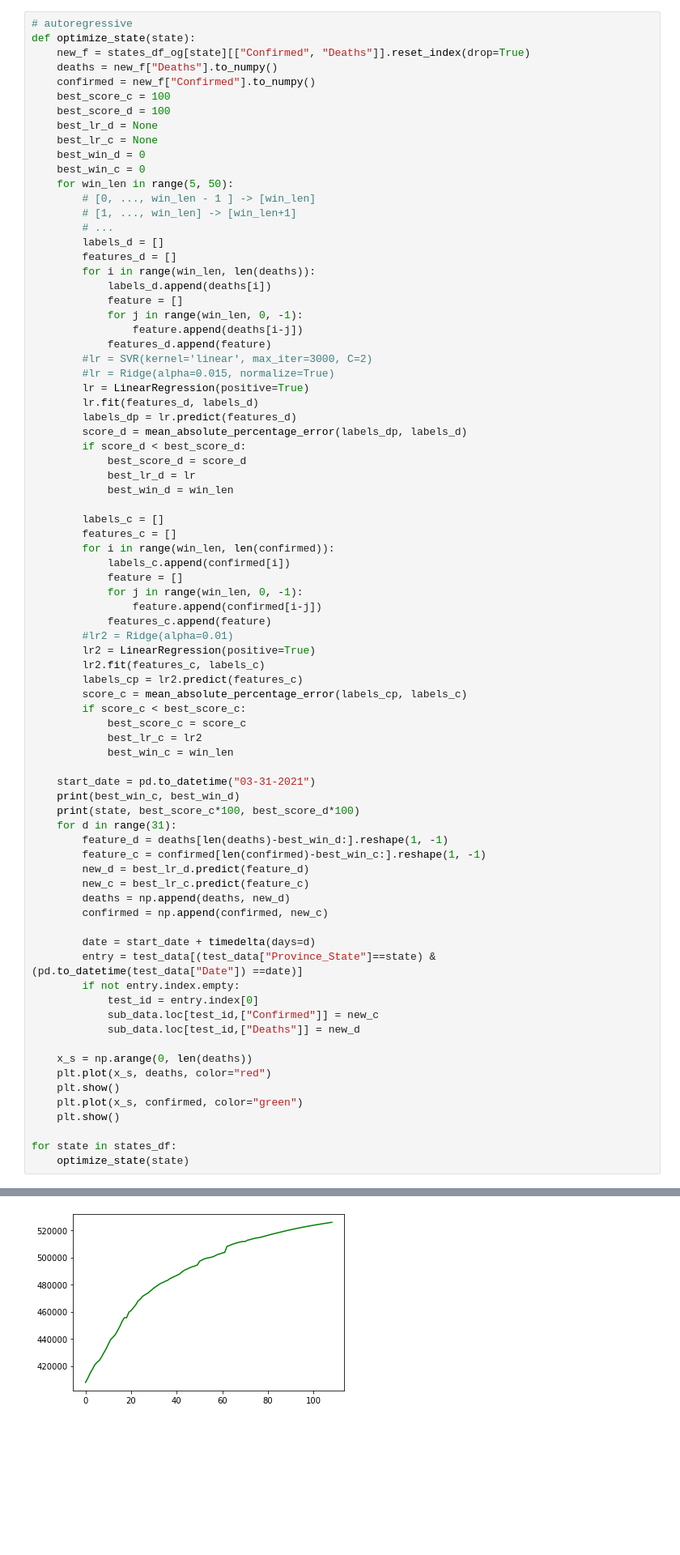
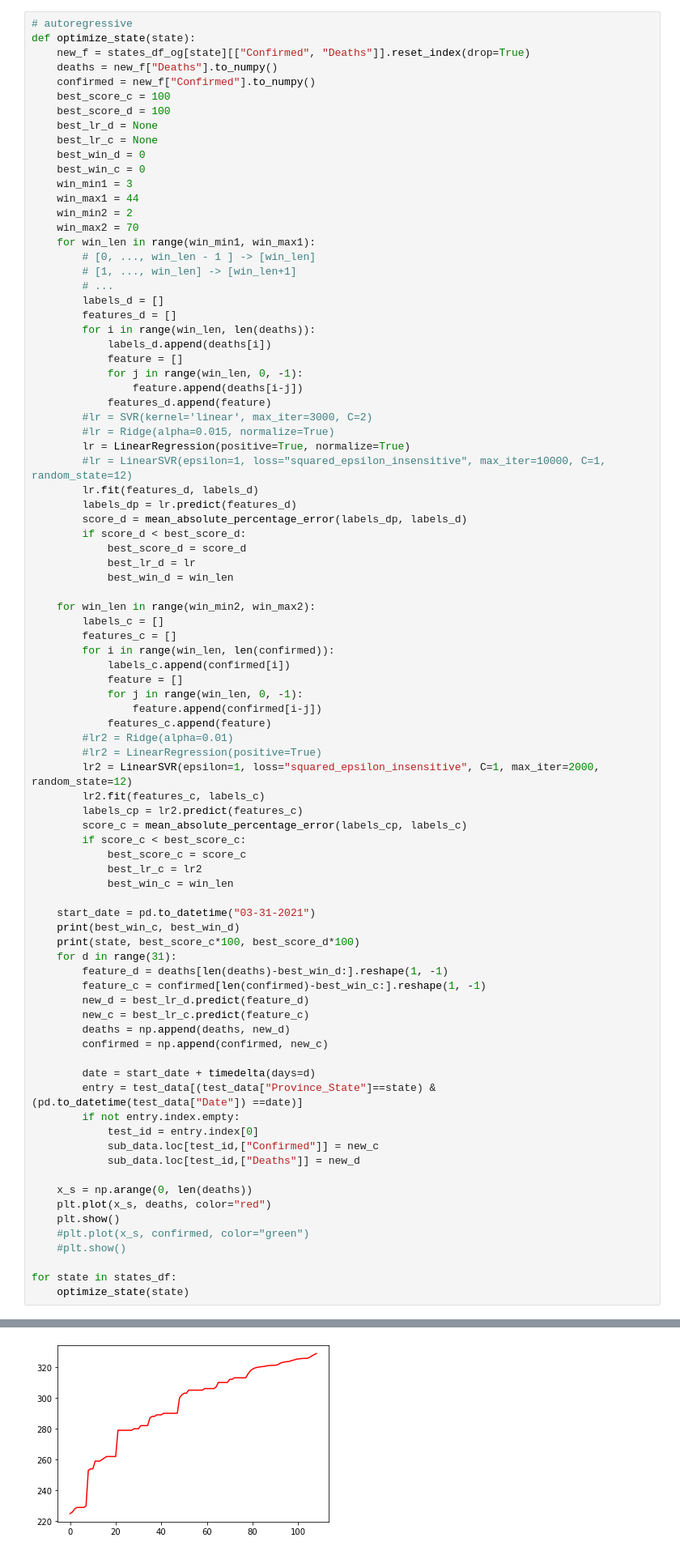
Before and after one commit to ZongyueQin/CS145, a Jupyter notebook: project.ipynb, the cells around one changed output, grey strips where cells are left out. Shown at 81% size. Cells and saved outputs as stored; diff of their text form; blank space fills up the shorter version.

```diff
--- a/project.ipynb
+++ b/project.ipynb
@@ -388,7 +391,11 @@ def optimize_state(state):
     best_lr_c = None
     best_win_d = 0
     best_win_c = 0
-    for win_len in range(5, 50):
+    win_min1 = 3
+    win_max1 = 44
+    win_min2 = 2
+    win_max2 = 70
+    for win_len in range(win_min1, win_max1):
         # [0, ..., win_len - 1 ] -> [win_len]
         # [1, ..., win_len] -> [win_len+1]
         # ...
@@ -402,7 +409,8 @@ def optimize_state(state):
             features_d.append(feature)
         #lr = SVR(kernel='linear', max_iter=3000, C=2)
         #lr = Ridge(alpha=0.015, normalize=True)
-        lr = LinearRegression(positive=True)
+        lr = LinearRegression(positive=True, normalize=True)
+        #lr = LinearSVR(epsilon=1, loss="squared_epsilon_insensitive", max_iter=10000, C=1, random_state=12)
         lr.fit(features_d, labels_d)
         labels_dp = lr.predict(features_d)
         score_d = mean_absolute_percentage_error(labels_dp, labels_d)
@@ -411,6 +419,7 @@ def optimize_state(state):
             best_lr_d = lr
             best_win_d = win_len
 
+    for win_len in range(win_min2, win_max2):
         labels_c = []
         features_c = []
         for i in range(win_len, len(confirmed)):
@@ -420,7 +429,8 @@ def optimize_state(state):
                 feature.append(confirmed[i-j])
             features_c.append(feature)
         #lr2 = Ridge(alpha=0.01)
-        lr2 = LinearRegression(positive=True)
+        #lr2 = LinearRegression(positive=True)
+        lr2 = LinearSVR(epsilon=1, loss="squared_epsilon_insensitive", C=1, max_iter=2000, random_state=12)
         lr2.fit(features_c, labels_c)
         labels_cp = lr2.predict(features_c)
         score_c = mean_absolute_percentage_error(labels_cp, labels_c)
@@ -450,8 +460,8 @@ def optimize_state(state):
     x_s = np.arange(0, len(deaths))
     plt.plot(x_s, deaths, color="red")
     plt.show()
-    plt.plot(x_s, confirmed, color="green")
-    plt.show()
+    #plt.plot(x_s, confirmed, color="green")
+    #plt.show()
 
 for state in states_df:
     optimize_state(state)
@@ -462 +474 @@ Alabama 0.0658294318544324 0.04204111349167012
-[figure, old version]
+[figure, new version]
```
Also changed, not shown: parts of 6 cells of this notebook, 1 other file.
